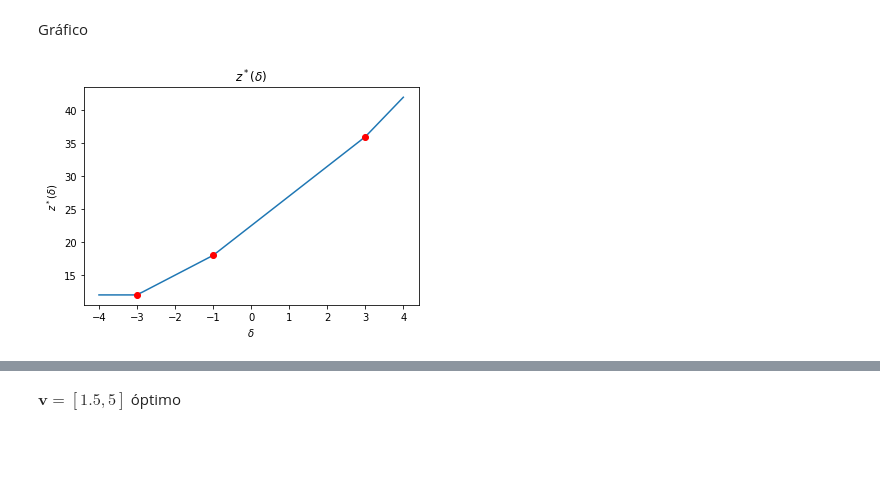
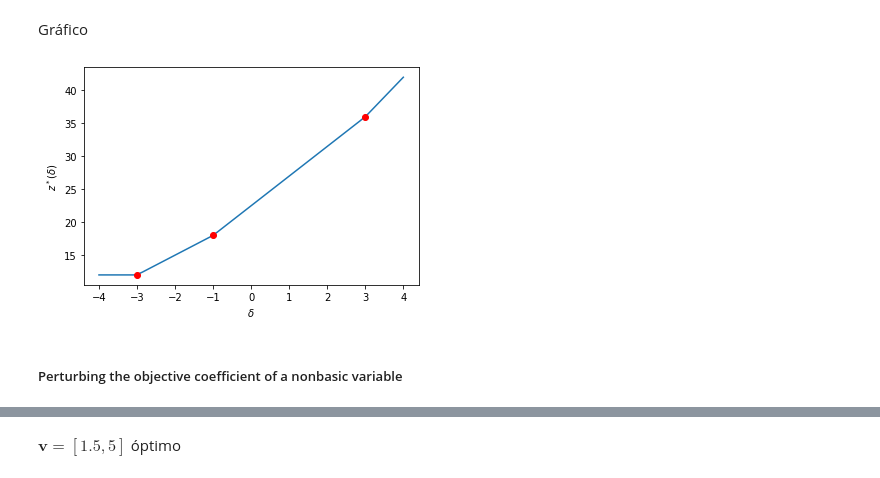
Before and after one commit to jbardalesr/linear-programming, a Jupyter notebook: exercises_sensibility.ipynb, the cells around one changed output, grey strips where cells are left out. Saved outputs shown, nothing was run; the diff lists cells and outputs as text; code cells hidden in the pictures; blank space fills up the shorter version.

```diff
--- a/exercises_sensibility_analisis.ipynb
+++ b/exercises_sensibility.ipynb
@@ -173,25 +231,26 @@ Gráfico
 # %%
 def z(delta):
     if delta < -3:
         return 12
     elif -3 <= delta < -1:
         return 3 * delta + 21
     elif -1 <= delta <= 3:
-        return 4.5 * delta + 22.5
+        return 4.5 * delta + 22.5   # f'(0) = 4.5
     else:
         return 6 * delta + 18
 
 interval_point = [-3, -1, 3]
 z_point = [z(d) for d in interval_point]
 
 interval = np.linspace(-4, 4)
 z_plot = [z(d) for d in interval]
 
-plt.title("$z^*(\delta)$")
 plt.xlabel("$\delta$")
 plt.ylabel("$z^*(\delta)$")
 plt.plot(interval, z_plot)
 plt.plot(interval_point, z_point, 'o', c='r')
 plt.show()
 # %% [output]
-[figure, old version]
+[figure, new version]
+# %% [markdown]
+##### Perturbing the objective coefficient of a nonbasic variable
```
Also changed, not shown: parts of 32 cells of this notebook, 1 other file.
